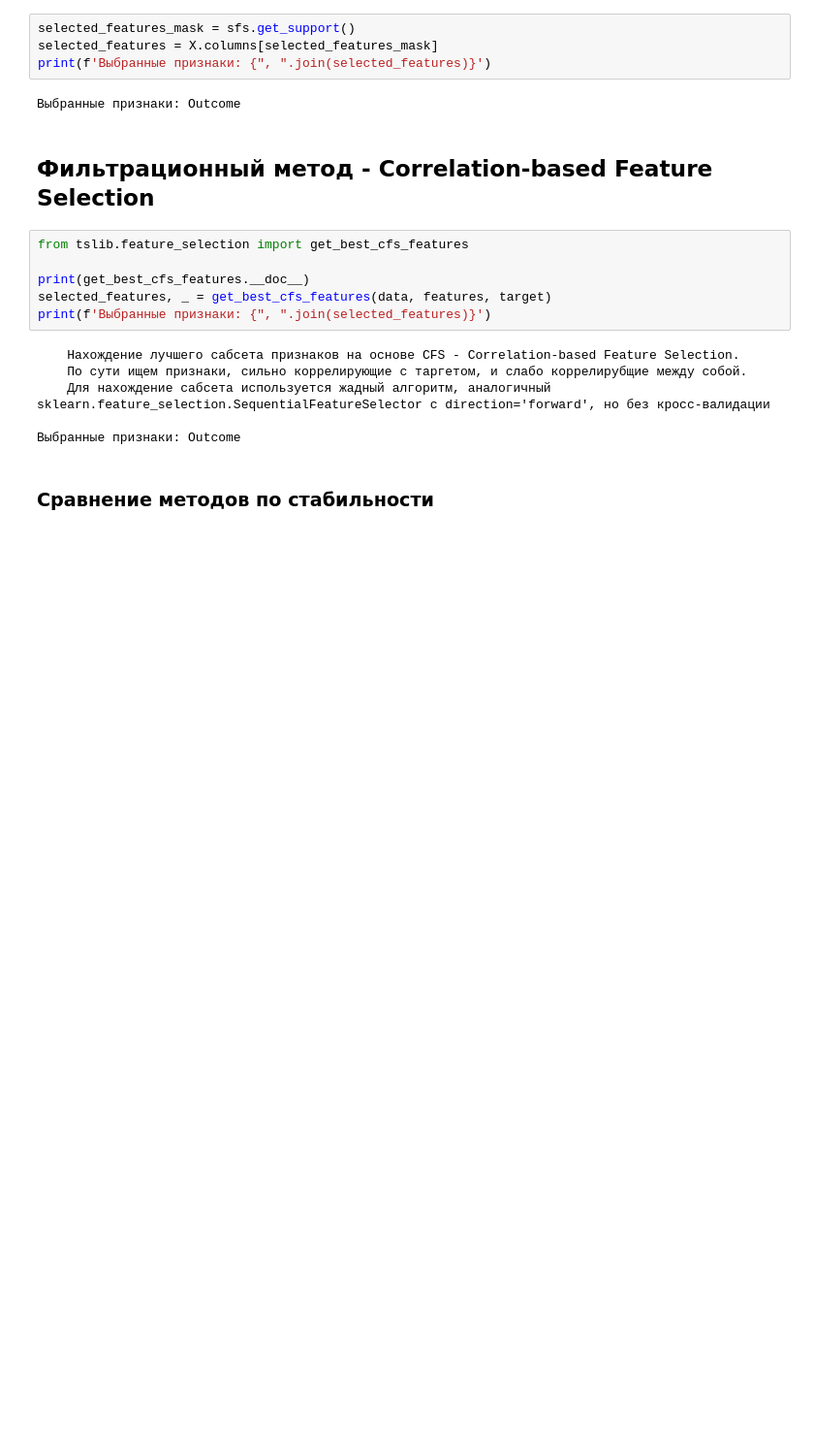
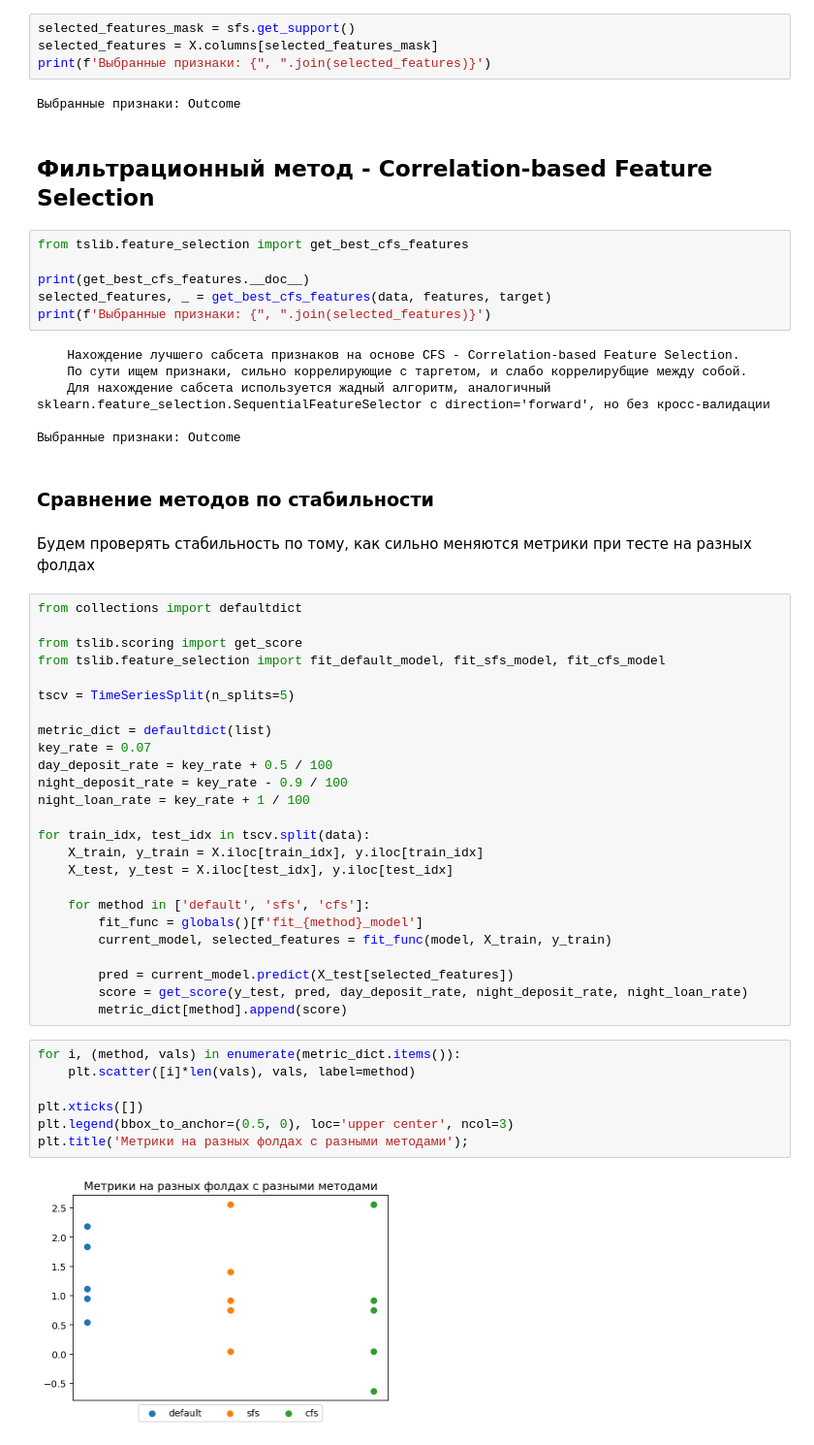
Before and after one commit to AndBoyS/hse-time-series-liquidity, a Jupyter notebook: notebooks/Feature-selection.ipynb, the cells around one changed output. Shown: that part at 97% size. Saved outputs shown, nothing was run; the diff lists cells and outputs as text; blank space fills up the shorter version.

```diff
--- a/notebooks/Feature-selection.ipynb
+++ b/notebooks/Feature-selection.ipynb
@@ -102,3 +102,39 @@ print(f'Выбранные признаки: {", ".join(selected_features)}')
 Выбранные признаки: Outcome
 # %% [markdown]
 ### Сравнение методов по стабильности
+# %% [markdown]
+Будем проверять стабильность по тому, как сильно меняются метрики при тесте на разных фолдах
+# %%
+from collections import defaultdict
+
+from tslib.scoring import get_score
+from tslib.feature_selection import fit_default_model, fit_sfs_model, fit_cfs_model
+
+tscv = TimeSeriesSplit(n_splits=5)
+
+metric_dict = defaultdict(list)
+key_rate = 0.07
+day_deposit_rate = key_rate + 0.5 / 100
+night_deposit_rate = key_rate - 0.9 / 100
+night_loan_rate = key_rate + 1 / 100
+
+for train_idx, test_idx in tscv.split(data):
+    X_train, y_train = X.iloc[train_idx], y.iloc[train_idx]
+    X_test, y_test = X.iloc[test_idx], y.iloc[test_idx]
+
+    for method in ['default', 'sfs', 'cfs']:
+        fit_func = globals()[f'fit_{method}_model']
+        current_model, selected_features = fit_func(model, X_train, y_train)
+
+        pred = current_model.predict(X_test[selected_features])
+        score = get_score(y_test, pred, day_deposit_rate, night_deposit_rate, night_loan_rate)
+        metric_dict[method].append(score)
+# %%
+for i, (method, vals) in enumerate(metric_dict.items()):
+    plt.scatter([i]*len(vals), vals, label=method)
+
+plt.xticks([])
+plt.legend(bbox_to_anchor=(0.5, 0), loc='upper center', ncol=3)
+plt.title('Метрики на разных фолдах с разными методами');
+# %% [output]
+[figure, added]
```
Also changed, not shown: parts of 1 cell of this notebook, 3 other files.
